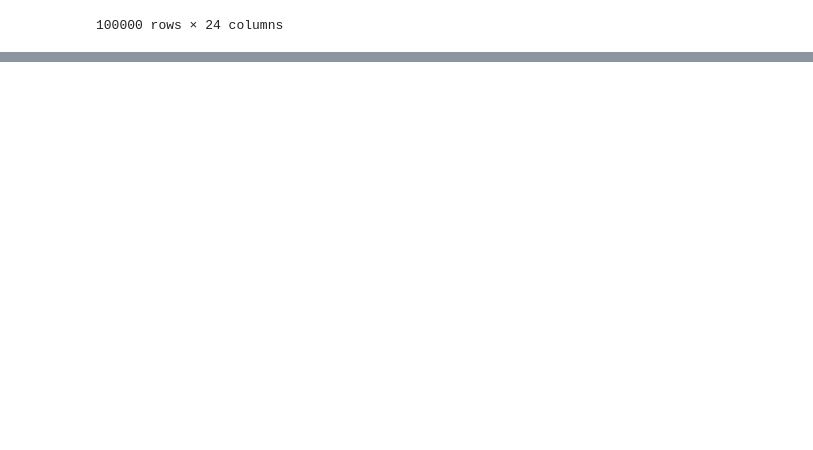
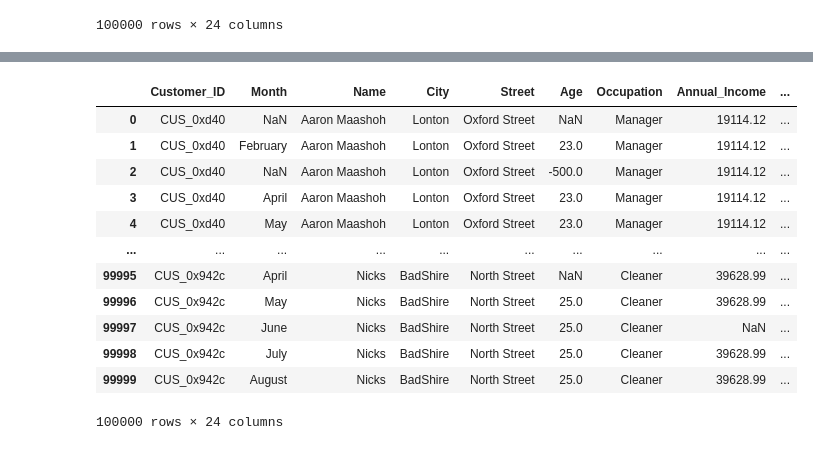
Before and after one commit to Chargent/Credit-Score-Prediction, a Jupyter notebook: main.ipynb, the cells around one changed output, grey strips where cells are left out. Drawn from its saved outputs; the diff is of its cells as text; code cells hidden in the pictures; blank space fills up the shorter version.

```diff
--- a/main.ipynb
+++ b/main.ipynb
@@ -140,3 +173,39 @@ df
 100000 rows × 24 columns
+# %%
+# Considered that 'Street' is a uniform column we can fill the missing values in 'City' in the same way and fix the errors in the 'City' column
+city_df = df[['Customer_ID', 'City']].copy()
+
+# First, get the mode of 'City' for each customer ID group
+city_modes = city_df.groupby('Customer_ID')['City'].apply(lambda x: x.mode().iloc[0] if not x.mode().empty else None)
+
+# Marking error values that don't match the mode of the group as NaN
+city_df['City'] = city_df.apply(lambda row:
+    np.nan if (pd.notnull(row['City']) and
+                row['City'] != city_modes[row['Customer_ID']])
+    else row['City'], axis=1)
+
+# Filling all NaN values with the mode of the group
+city_df['City'] = city_df.apply(lambda row:
+    city_modes[row['Customer_ID']] if (pd.isnull(row['City']) and
+                                        row['Customer_ID'] in city_modes)
+    else row['City'], axis=1)
+
+# Updating the original DataFrame with the cleaned 'City' column
+df['City'] = city_df['City']
+df
+# %% [output]
+|  | Customer_ID | Month | Name | City | Street | Age | Occupation | Annual_Income | ... |
+| 0 | CUS_0xd40 | NaN | Aaron Maashoh | Lonton | Oxford Street | NaN | Manager | 19114.12 | ... |
+| 1 | CUS_0xd40 | February | Aaron Maashoh | Lonton | Oxford Street | 23.0 | Manager | 19114.12 | ... |
+| 2 | CUS_0xd40 | NaN | Aaron Maashoh | Lonton | Oxford Street | -500.0 | Manager | 19114.12 | ... |
+| 3 | CUS_0xd40 | April | Aaron Maashoh | Lonton | Oxford Street | 23.0 | Manager | 19114.12 | ... |
+| 4 | CUS_0xd40 | May | Aaron Maashoh | Lonton | Oxford Street | 23.0 | Manager | 19114.12 | ... |
+| ... | ... | ... | ... | ... | ... | ... | ... | ... | ... |
+| 99995 | CUS_0x942c | April | Nicks | BadShire | North Street | NaN | Cleaner | 39628.99 | ... |
+| 99996 | CUS_0x942c | May | Nicks | BadShire | North Street | 25.0 | Cleaner | 39628.99 | ... |
+| 99997 | CUS_0x942c | June | Nicks | BadShire | North Street | 25.0 | Cleaner | NaN | ... |
+| 99998 | CUS_0x942c | July | Nicks | BadShire | North Street | 25.0 | Cleaner | 39628.99 | ... |
+| 99999 | CUS_0x942c | August | Nicks | BadShire | North Street | 25.0 | Cleaner | 39628.99 | ... |
+100000 rows × 24 columns
 # %%
 # Define month encoding
```
Also changed, not shown: parts of 10 cells of this notebook.
